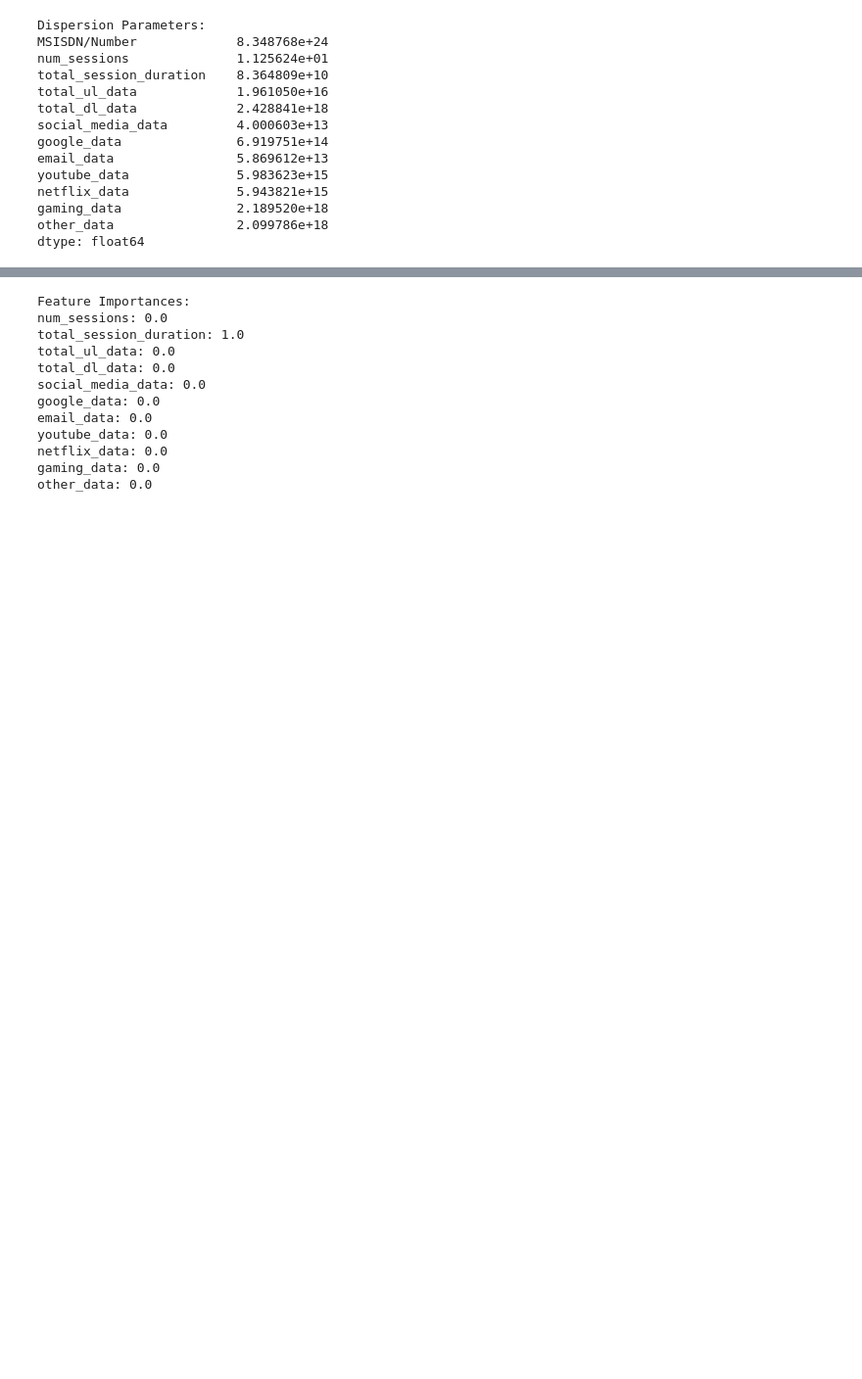
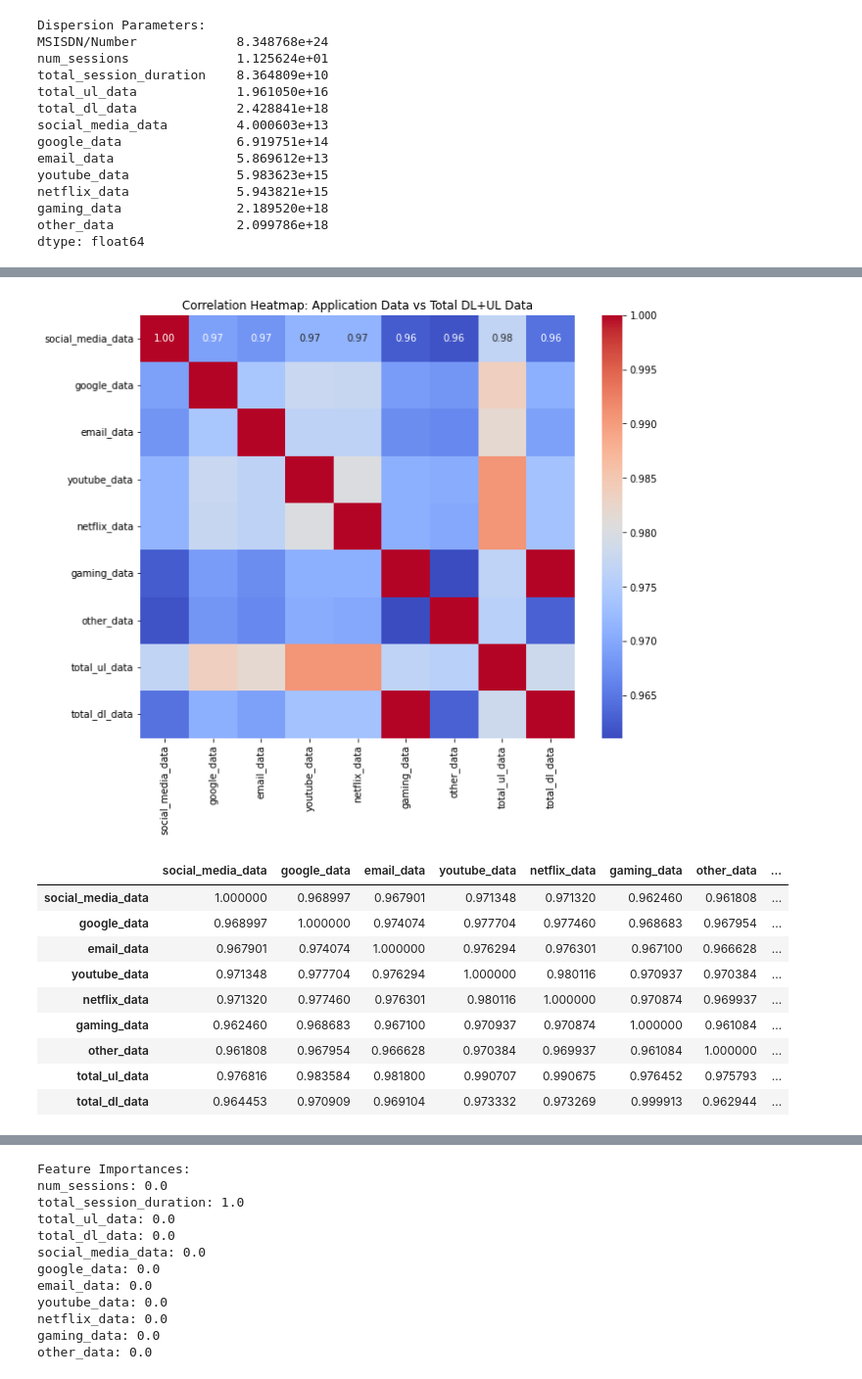
Before and after one commit to Yaadee/profitability_data_analysis, a Jupyter notebook: notebooks/EDA analysis.ipynb, the cells around one changed output, grey strips where cells are left out. Shown: that part at 98% size. Saved outputs shown, nothing was run; the diff lists cells and outputs as text; code cells hidden in the pictures; blank space fills up the shorter version.

```diff
--- a/notebooks/EDA analysis.ipynb
+++ b/notebooks/EDA analysis.ipynb
@@ -241,18 +340,26 @@ dtype: float64
 # %%
-# List of applications
-applications = ['social_media_data', 'google_data', 'email_data', 'youtube_data', 'netflix_data', 'gaming_data', 'other_data']
+# Compute the correlation matrix
+correlation_matrix = user_data[applications + ['total_ul_data', 'total_dl_data']].corr()
 
-# Plot scatter plots for each application
-plt.figure(figsize=(16, 12))
-for i, app in enumerate(applications, 1):
-    plt.subplot(3, 3, i)
-    plt.scatter(user_data[app], user_data['total_ul_data'] + user_data['total_dl_data'], color='blue')
-    plt.title(f'{app.capitalize()} Data vs Total DL+UL Data')
-    plt.xlabel(f'{app.capitalize()} Data (Bytes)')
-    plt.ylabel('Total DL+UL Data (Bytes)')
+# Plot heatmap
+plt.figure(figsize=(10, 8))
+sns.heatmap(correlation_matrix, annot=True, cmap='coolwarm', fmt=".2f")
+plt.title('Correlation Heatmap: Application Data vs Total DL+UL Data')
+plt.show()
 
-plt.tight_layout()
-plt.show()
+correlation_matrix
+# %% [output]
+[figure, added]
+|  | social_media_data | google_data | email_data | youtube_data | netflix_data | gaming_data | other_data | ... |
+| social_media_data | 1.000000 | 0.968997 | 0.967901 | 0.971348 | 0.971320 | 0.962460 | 0.961808 | ... |
+| google_data | 0.968997 | 1.000000 | 0.974074 | 0.977704 | 0.977460 | 0.968683 | 0.967954 | ... |
+| email_data | 0.967901 | 0.974074 | 1.000000 | 0.976294 | 0.976301 | 0.967100 | 0.966628 | ... |
+| youtube_data | 0.971348 | 0.977704 | 0.976294 | 1.000000 | 0.980116 | 0.970937 | 0.970384 | ... |
+| netflix_data | 0.971320 | 0.977460 | 0.976301 | 0.980116 | 1.000000 | 0.970874 | 0.969937 | ... |
+| gaming_data | 0.962460 | 0.968683 | 0.967100 | 0.970937 | 0.970874 | 1.000000 | 0.961084 | ... |
+| other_data | 0.961808 | 0.967954 | 0.966628 | 0.970384 | 0.969937 | 0.961084 | 1.000000 | ... |
+| total_ul_data | 0.976816 | 0.983584 | 0.981800 | 0.990707 | 0.990675 | 0.976452 | 0.975793 | ... |
+| total_dl_data | 0.964453 | 0.970909 | 0.969104 | 0.973332 | 0.973269 | 0.999913 | 0.962944 | ... |
 # %%
 # Segment the users into decile classes based on total session duration
 deciles = pd.qcut(user_data['total_session_duration'], q=5, labels=False)
```
Also changed, not shown: parts of 22 cells of this notebook, 2 other files.
